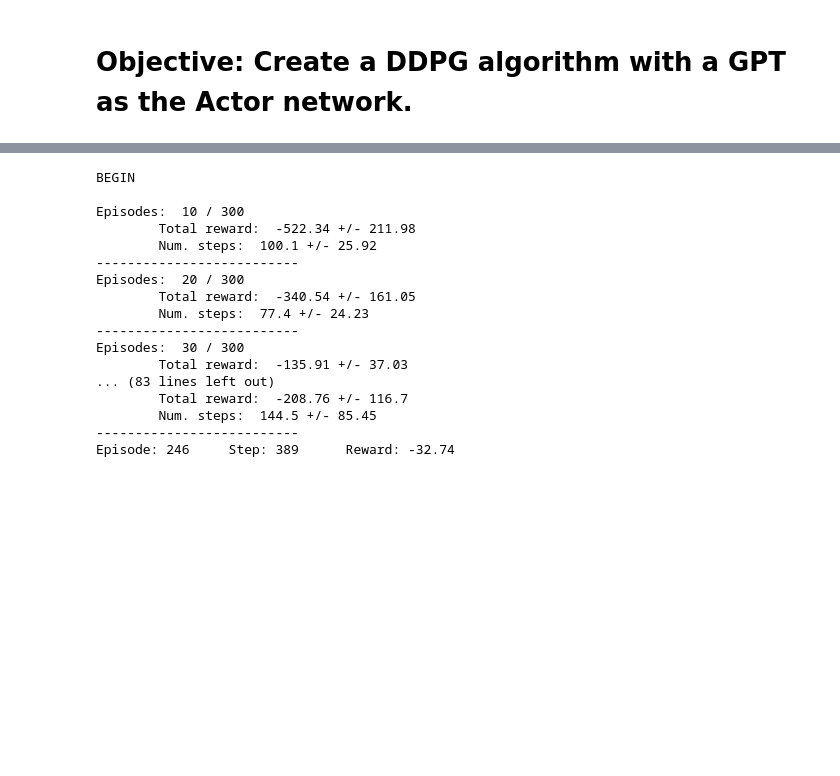
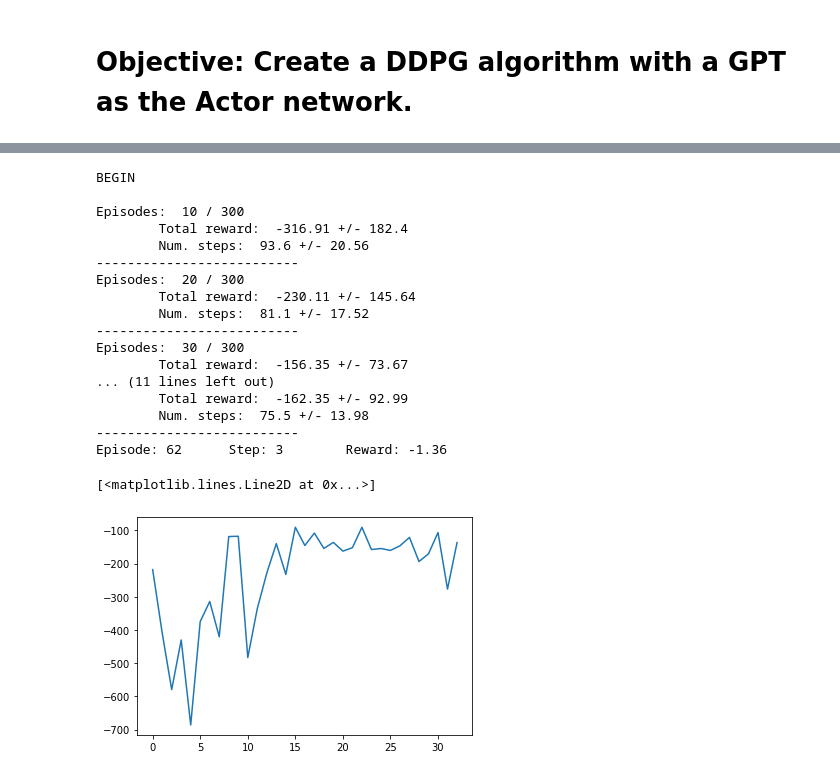
Before and after one commit to gustavobartho/machine-learning, a Jupyter notebook: Outros/DDPG_with_GPT/DDPG_with_GPT_LunarLander.ipynb, the cells around one changed output, grey strips where cells are left out. Drawn from its saved outputs; the diff is of its cells as text; code cells hidden in the pictures; blank space fills up the shorter version.

```diff
--- a/Outros/DDPG_with_GPT/DDPG_with_GPT_LunarLander.ipynb
+++ b/Outros/DDPG_with_GPT/DDPG_with_GPT_LunarLander.ipynb
@@ -800,7 +843,7 @@ verbose = True
 verbose_num = 10
 act_after_batch = True
 
-scores, steps = agent.train(
+agent.train(
     env=env,
     num_episodes=num_episodes,
     step_per_train=step_per_train,
@@ -813,18 +856,24 @@ env.close()
 BEGIN
 
 Episodes:  10 / 300
-        Total reward:  -522.34 +/- 211.98
-        Num. steps:  100.1 +/- 25.92
+        Total reward:  -316.91 +/- 182.4
+        Num. steps:  93.6 +/- 20.56
 --------------------------
 Episodes:  20 / 300
-        Total reward:  -340.54 +/- 161.05
-        Num. steps:  77.4 +/- 24.23
+        Total reward:  -230.11 +/- 145.64
+        Num. steps:  81.1 +/- 17.52
 --------------------------
 Episodes:  30 / 300
-        Total reward:  -135.91 +/- 37.03
-... (83 lines left out)
-        Total reward:  -208.76 +/- 116.7
-        Num. steps:  144.5 +/- 85.45
+        Total reward:  -156.35 +/- 73.67
+... (11 lines left out)
+        Total reward:  -162.35 +/- 92.99
+        Num. steps:  75.5 +/- 13.98
 --------------------------
-Episode: 246     Step: 389      Reward: -32.74
+Episode: 62      Step: 3        Reward: -1.36
+# %%
+#%matplotlib qt
+plt.plot(np.arange(len(agent.scores_history)), agent.scores_history)
+# %% [output]
+[<matplotlib.lines.Line2D at 0x...>]
+[figure, added]
 # %%
```
Also changed, not shown: parts of 14 cells of this notebook.
